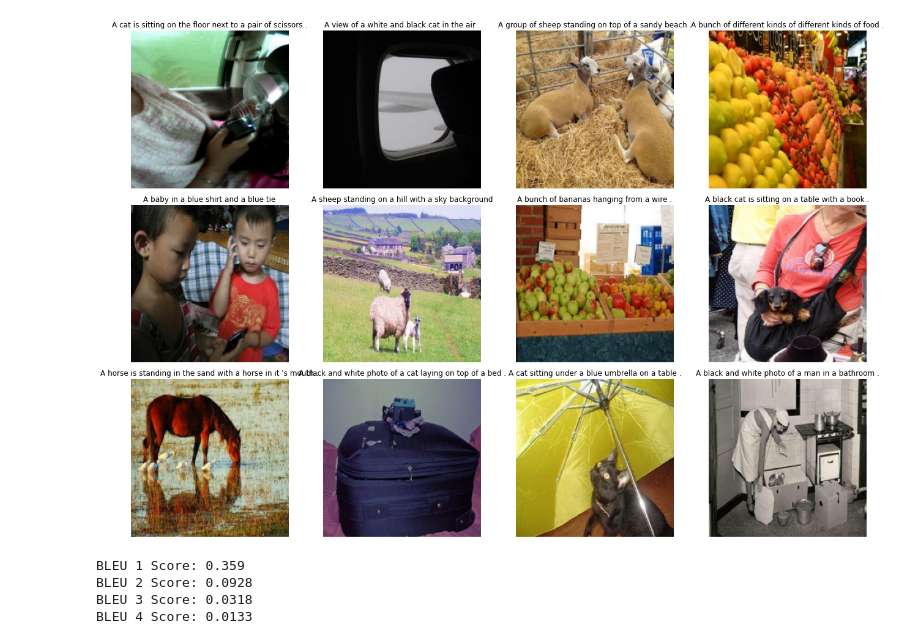
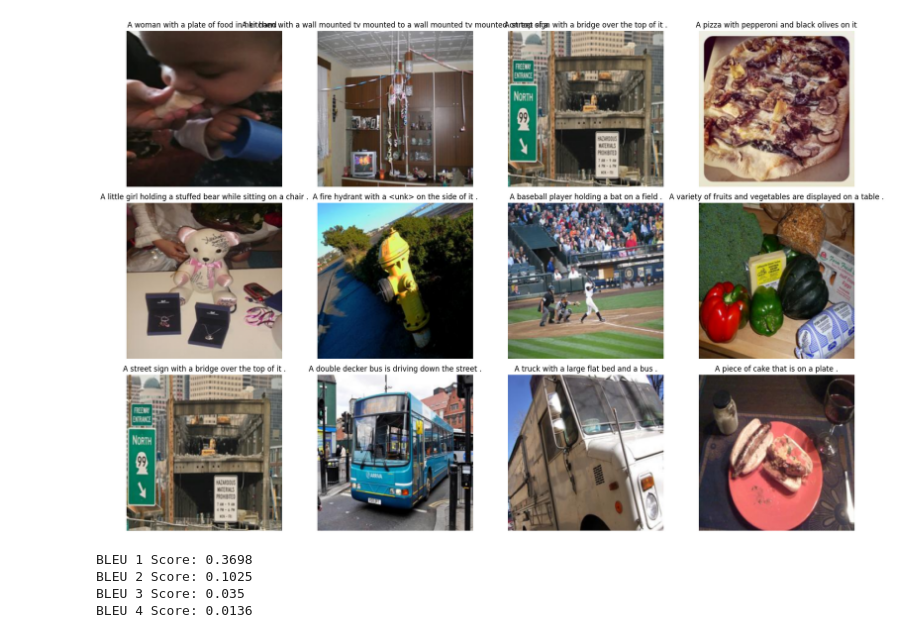
Before and after one commit to whxtdxsa/ArtCaptioning, a Jupyter notebook: code/training_transformer_transformer.ipynb, the cells around one changed output. Cells and saved outputs as stored; diff of their text form; code cells hidden in the pictures.

```diff
--- a/code/training_transformer_transformer.ipynb
+++ b/code/training_transformer_transformer.ipynb
@@ -17,9 +17,9 @@ if not os.path.exists('annotations'):
 if not os.path.exists('dataset'):
     !python3 data_prepare.py
 # %%
-batch_size = 32
+batch_size = 16
 learning_rate = 0.0001
-num_epochs = 3
+num_epochs = 5
 num_workers = 6
 
 # Increase Model Capacity
@@ -77,8 +77,8 @@ val_data_loader = get_loader(val_img_path, val_caption_path, vocab, val_transfor
 test_data_loader = get_loader(test_img_path, test_caption_path, vocab, test_transform, batch_size, shuffle=False, num_workers=num_workers, testing=True, pin_memory=True)
 # %%
 device = torch.device('cuda' if torch.cuda.is_available() else 'cpu')
-encoder = ViTEncoder(embed_size)
-decoder = GPT2Decoder(embed_size, len(vocab))
+encoder = ViTEncoder(embed_size).to(device)
+decoder = GPT2Decoder(embed_size, hidden_size, len(vocab), num_layers).to(device)
 
 # Criterion with ignore_index to skip pad tokens
 criterion = nn.CrossEntropyLoss(ignore_index=vocab('<pad>'))
@@ -125,6 +125,9 @@ for epoch in range(num_epochs):
             # Forward pass through encoder and decoder
             features = encoder(images)
             outputs = decoder(features, captions, lengths)
+
+            # outputs의 크기를 변환: (batch_size * sequence_length, vocab_size)
+            outputs = outputs.reshape(-1, outputs.size(-1))
             targets = pack_padded_sequence(captions, lengths, batch_first=True)[0]
 
             # Calculate the batch loss based on the criterion
@@ -146,7 +149,7 @@ for epoch in range(num_epochs):
             t.set_postfix(loss=loss.item())
 
             # Log training statistics and save model checkpoints
-        if  (epoch+1) % 3 == 0:
+        if  (epoch+1) % 1 == 0:
             torch.save(decoder.state_dict(), os.path.join(model_path, 'decoder-{}.ckpt'.format(epoch+1)))
             torch.save(encoder.state_dict(), os.path.join(model_path, 'encoder-{}.ckpt'.format(epoch+1)))
     # 에포크가 끝날 때 평균 훈련 손실 계산 및 기록
@@ -185,8 +192,8 @@ import numpy as np
 from PIL import Image
 
 # 모델과 데이터 로더 설정
-encoder = EncoderCNN(embed_size).to(device)
-decoder = DecoderRNN(embed_size, hidden_size, len(vocab), num_layers).to(device)
+encoder = ViTEncoder(embed_size).to(device)
+decoder = GPT2Decoder(embed_size, hidden_size, len(vocab), num_layers).to(device)
 
 # 모델 가중치 로드
 encoder.load_state_dict(torch.load('./models/encoder-5.ckpt'))
@@ -205,34 +212,34 @@ for _ in range(12):
 
 # 이미지와 캡션 출력
 fig, axes = plt.subplots(nrows=3, ncols=4, figsize=(18, 12))
 axes = axes.flatten()
 
 for i, image in enumerate(test_images):
     image = image.to(device)
     feature = encoder(image.unsqueeze(0))
     sampled_ids = decoder.sample(feature)
     sampled_ids = sampled_ids[0].cpu().numpy()
 
     # 캡션 변환
     sampled_caption = []
     for word_id in sampled_ids:
         word = vocab.idx2word[word_id]
         sampled_caption.append(word)
         if word == '<end>':
             break
     sentence = ' '.join(sampled_caption[1:-1]).capitalize()
 
     # 이미지 출력
     image = image.cpu().numpy().transpose((1, 2, 0))
     image = np.clip(image, 0, 1)
     axes[i].imshow(image)
     axes[i].axis('off')
     axes[i].set_title(sentence)
 
 plt.tight_layout()
 plt.show()
 # %% [output]
-[figure, old version]
+[figure, new version]
 # %%
 """
 각 n-gram 수준(1-gram, 2-gram, 3-gram, 4-gram)에서 생성된 캡션과 참조 캡션 간의 일치도를 계산합니다.
@@ -283,7 +290,7 @@ bleu_score = calculate_bleu(test_data_loader, encoder, decoder, vocab, device)
 for idx, bleu in enumerate(bleu_score):
     print(f'BLEU {idx + 1} Score: {round(bleu, 4)}')
 # %% [output]
-BLEU 1 Score: 0.359
-BLEU 2 Score: 0.0928
-BLEU 3 Score: 0.0318
-BLEU 4 Score: 0.0133
+BLEU 1 Score: 0.3698
+BLEU 2 Score: 0.1025
+BLEU 3 Score: 0.035
+BLEU 4 Score: 0.0136
```
Also changed, not shown: parts of 2 cells of this notebook, 4 other files.
